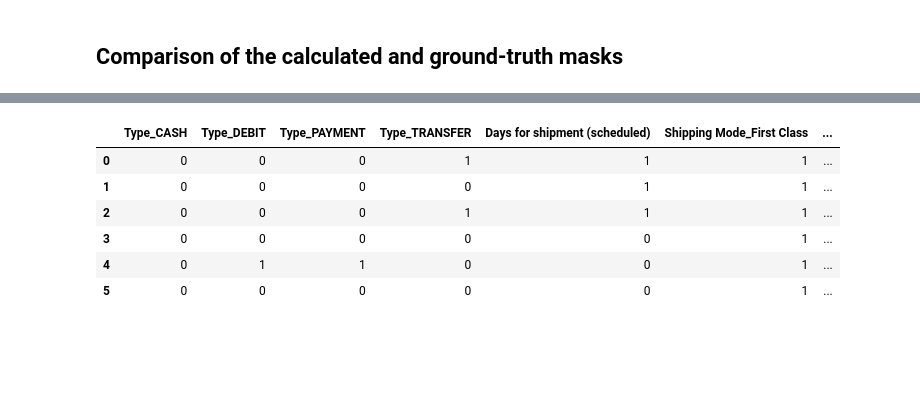
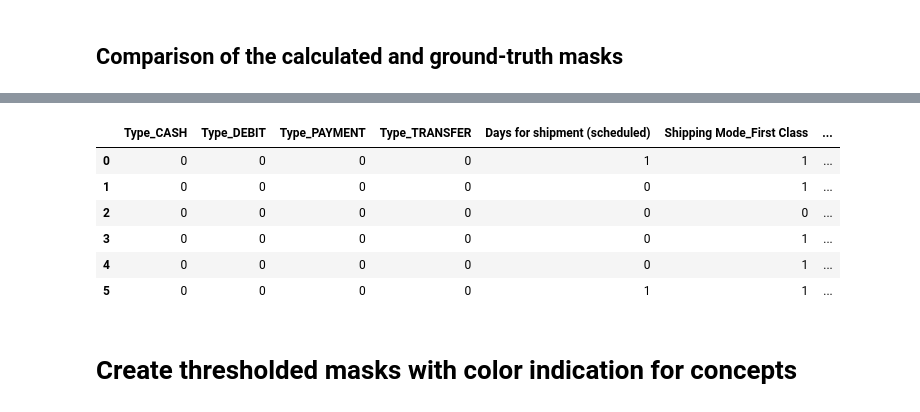
Before and after one commit to kSahatova/AMMIS_project, a Jupyter notebook: train_tabcbm.ipynb, the cells around one changed output, grey strips where cells are left out. Saved outputs shown, nothing was run; the diff lists cells and outputs as text; code cells hidden in the pictures; blank space fills up the shorter version.

```diff
--- a/train_tabcbm.ipynb
+++ b/train_tabcbm.ipynb
@@ -157,9 +141,9 @@ end_to_end_model, encoder, decoder = construct_end_to_end_model(input_shape,
                                                                 num_outputs,
                                                                 learning_rate)
 
-end_to_end_model.summary()
+#end_to_end_model.summary()
 
-pretrain_epochs = 30
+pretrain_epochs = 50
 batch_size = 512
 pretrain_hist = end_to_end_model.fit(
     x=x_train,
@@ -467,2 +675,6 @@ test_concept_scores_df = pd.DataFrame(test_concept_scores, columns=list(aggregat
+# %%
+import colorcet as cc
+palette = sns.color_palette(cc.glasbey_category10, n_colors=12)
+palette_hex = palette.as_hex()
 # %%
 # Visualize concept scores
@@ -533,13 +779,13 @@ print("\nThresholded concept masks learnt by TabCBM:")
 for i, mask in enumerate((masks>0.0005).astype(np.int32)):
     print("\tFor concept", i, "we are selecting the following features", mask)
 
-    print("\t", [feature for feature, flag in zip(x_train_std.columns, mask) if flag == 1], "\n" )
+    print("\t", [feature for feature, flag in zip(x_test.columns, mask) if flag == 1], "\n" )
 
 print("-" * 80)
 print("-" * 80)
 
 print("For comparison, the ground truth concept masks are")
-for i in range(n_concepts):
+for i in range(tabcbm_supervised.n_concepts):
     print("\tFor GROUND-TRUTH concept", i, " the following features are relevant", concepts_masks.iloc[i, :].values)
 # %% [output]
 Features that correspond to the defined concepts:
@@ -562,2 +808,2 @@ Thresholded concept masks learnt by TabCBM:
 # %%
-trsh_masks = pd.DataFrame((masks>0.0005).astype(np.int32), columns=x_test.columns)
+trsh_masks = pd.DataFrame((masks>0.0001).astype(np.int32), columns=x_test.columns)
@@ -590,30 +817,30 @@ for column in learnt_concept_masks.columns:
 # %%
 #styled_trsh_masks = trsh_masks.copy(deep=True)
 style_obj = learnt_concept_masks.style
-for concept, features in extended_concepts.items():
-    style_obj = style_obj.map(color_true_red, subset=features, color=color_map[concept])
+for i, (concept, features) in enumerate(extended_concepts.items()):
+    style_obj = style_obj.map(color_true_red, subset=features, color=palette_hex[i])
 
 header_style = [dict(selector="th", props=[('width', '10px')]),
                 dict(selector="th.col_heading",
                      props=[("writing-mode", "vertical-rl"),
                             ('transform', 'rotateZ(180deg)'),
                             ('height', '200px'),
                             ('vertical-align', 'bottom'),
                             ("width", '120px')]),
                 dict(selector="", props=[("border", "1px solid")]),
                 dict(selector="tbody td", props=[("border", "1px solid")]),
                 dict(selector="th", props=[("border", "1px solid")])
 ]
 
 style_obj.set_table_styles(header_style)
 # %% [output]
 |  | Type_CASH | Type_DEBIT | Type_PAYMENT | Type_TRANSFER | Days for shipment (scheduled) | Shipping Mode_First Class | ... |
-| 0 | 0 | 0 | 0 | 1 | 1 | 1 | ... |
-| 1 | 0 | 0 | 0 | 0 | 1 | 1 | ... |
-| 2 | 0 | 0 | 0 | 1 | 1 | 1 | ... |
+| 0 | 0 | 0 | 0 | 0 | 1 | 1 | ... |
+| 1 | 0 | 0 | 0 | 0 | 0 | 1 | ... |
+| 2 | 0 | 0 | 0 | 0 | 0 | 0 | ... |
 | 3 | 0 | 0 | 0 | 0 | 0 | 1 | ... |
-| 4 | 0 | 1 | 1 | 0 | 0 | 1 | ... |
-| 5 | 0 | 0 | 0 | 0 | 0 | 1 | ... |
+| 4 | 0 | 0 | 0 | 0 | 0 | 1 | ... |
+| 5 | 0 | 0 | 0 | 0 | 1 | 1 | ... |
 # %%
 # Display the styled DataFrame
 html_styled_trsh_masks = style_obj.to_html()
@@ -621,3 +848,5 @@ with open("thresholded_masks.html", "w") as f:
     f.write(html_styled_trsh_masks)
 # %%
 style_obj.to_excel('styled_thresholded_masks.xlsx', engine='openpyxl')
+# %% [markdown]
+# Create thresholded masks with color indication for concepts
```
Also changed, not shown: parts of 33 cells of this notebook, 4 other files.
